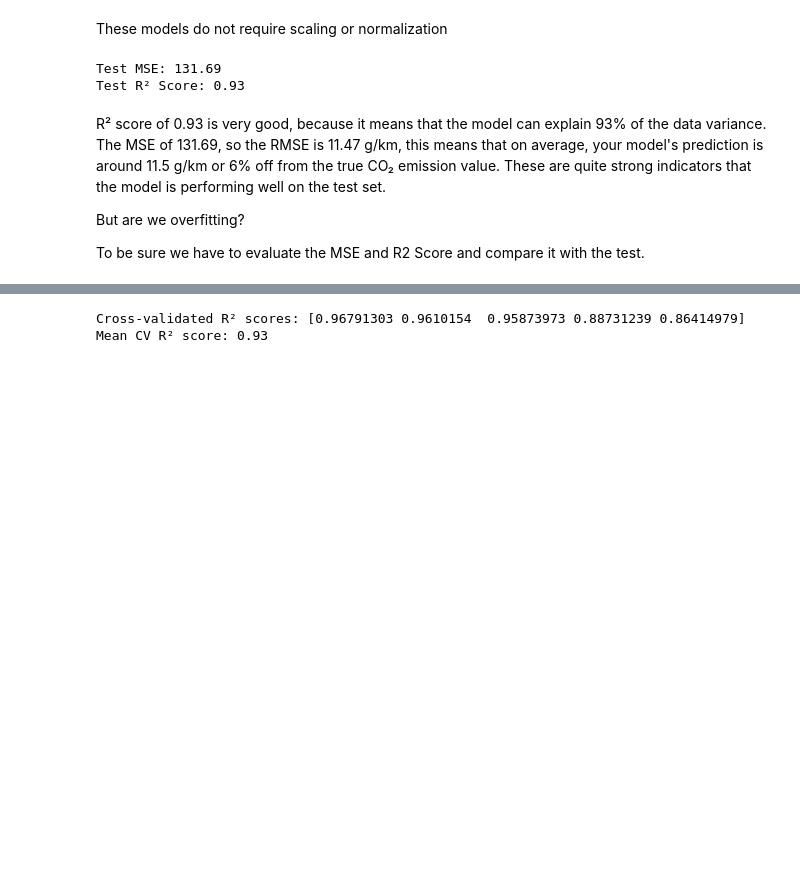
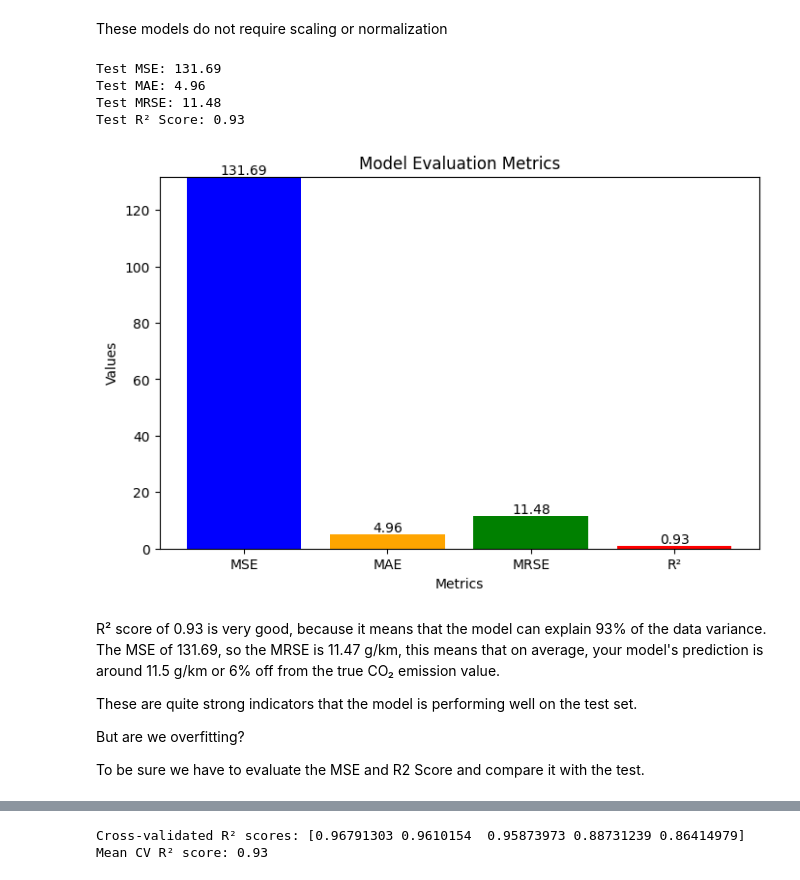
Before and after one commit to Tavocado-S/CO2_Prediction, a Jupyter notebook: notebooks/Model.ipynb, the cells around one changed output, grey strips where cells are left out. Cells and saved outputs as stored; diff of their text form; code cells hidden in the pictures; blank space fills up the shorter version.

```diff
--- a/notebooks/Model.ipynb
+++ b/notebooks/Model.ipynb
@@ -133,33 +135,67 @@ These models do not require scaling or normalization
 # %%
 from sklearn.model_selection import train_test_split
 from sklearn.ensemble import RandomForestRegressor
-from sklearn.metrics import mean_squared_error, r2_score
+from sklearn.metrics import mean_squared_error, r2_score, mean_absolute_error
+import matplotlib.pyplot as plt
+import numpy as np
 
 # 1. Define features and target
 X = EEA.drop('CO2_Emissions_WLTP(g/km)', axis=1)
 y = EEA['CO2_Emissions_WLTP(g/km)']
 
 # 2. Split data into training and test sets
 X_train, X_test, y_train, y_test = train_test_split(X, y, test_size=0.2, random_state=42)
 
 # 3. Initialize and train the model
 rf_model = RandomForestRegressor(n_estimators=100, random_state=42)
 rf_model.fit(X_train, y_train)
 
 # 4. Make predictions
 y_pred = rf_model.predict(X_test)
 
 # 5. Evaluate the model
 mse = mean_squared_error(y_test, y_pred)
+mae = mean_absolute_error(y_test, y_pred)
+mrse = np.sqrt(mse)  # Mean Root Squared Error
+
 r2 = r2_score(y_test, y_pred)
 
+# Print Evaluation Metrics
 print(f"Test MSE: {mse:.2f}")
+print(f"Test MAE: {mae:.2f}")
+print(f"Test MRSE: {mrse:.2f}")
 print(f"Test R² Score: {r2:.2f}")
+
+# 6. Visualize the metrics on a graph
+metrics = ['MSE', 'MAE', 'MRSE', 'R²']
+values = [mse, mae, mrse, r2]
+
+plt.figure(figsize=(8, 5))
+plt.bar(metrics, values, color=['blue', 'orange', 'green', 'red'])
+plt.title('Model Evaluation Metrics')
+plt.xlabel('Metrics')
+plt.ylabel('Values')
+
+# Adjust the y-axis for better readability (e.g., for R²)
+plt.ylim([0, max(values) + 0.1])
+
+# Display the value labels above the bars
+for i, v in enumerate(values):
+    plt.text(i, v + 0.02, f"{v:.2f}", ha='center', va='bottom')
+
+# Show plot
+plt.show()
 # %% [output]
 Test MSE: 131.69
+Test MAE: 4.96
+Test MRSE: 11.48
 Test R² Score: 0.93
+[figure, added]
 # %% [markdown]
-R² score of 0.93 is very good, because it means that the model can explain 93% of the data variance. The MSE of 131.69, so the RMSE is 11.47 g/km, this means that on average, your model's prediction is  around 11.5 g/km or 6% off from the true CO₂ emission value. These are quite strong indicators that the model is performing well on the test set.
+R² score of 0.93 is very good, because it means that the model can explain 93% of the data variance.
+The MSE of 131.69, so the MRSE is 11.47 g/km, this means that on average, your model's prediction is  around 11.5 g/km or 6% off from the true CO₂ emission value.
+
+These are quite strong indicators that the model is performing well on the test set.
 
 But are we overfitting?
 
```
Also changed, not shown: parts of 10 cells of this notebook, 1 other file.
